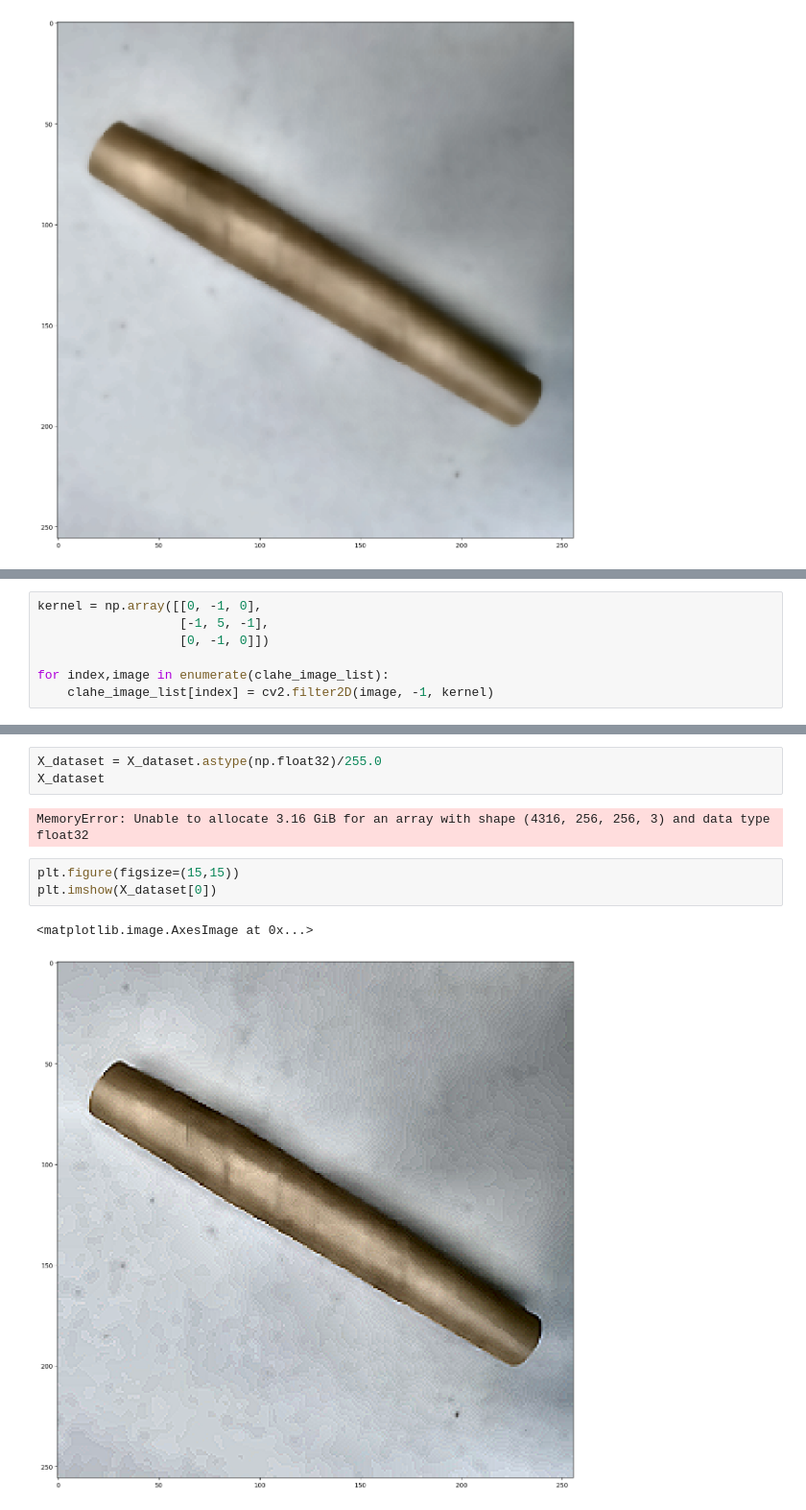
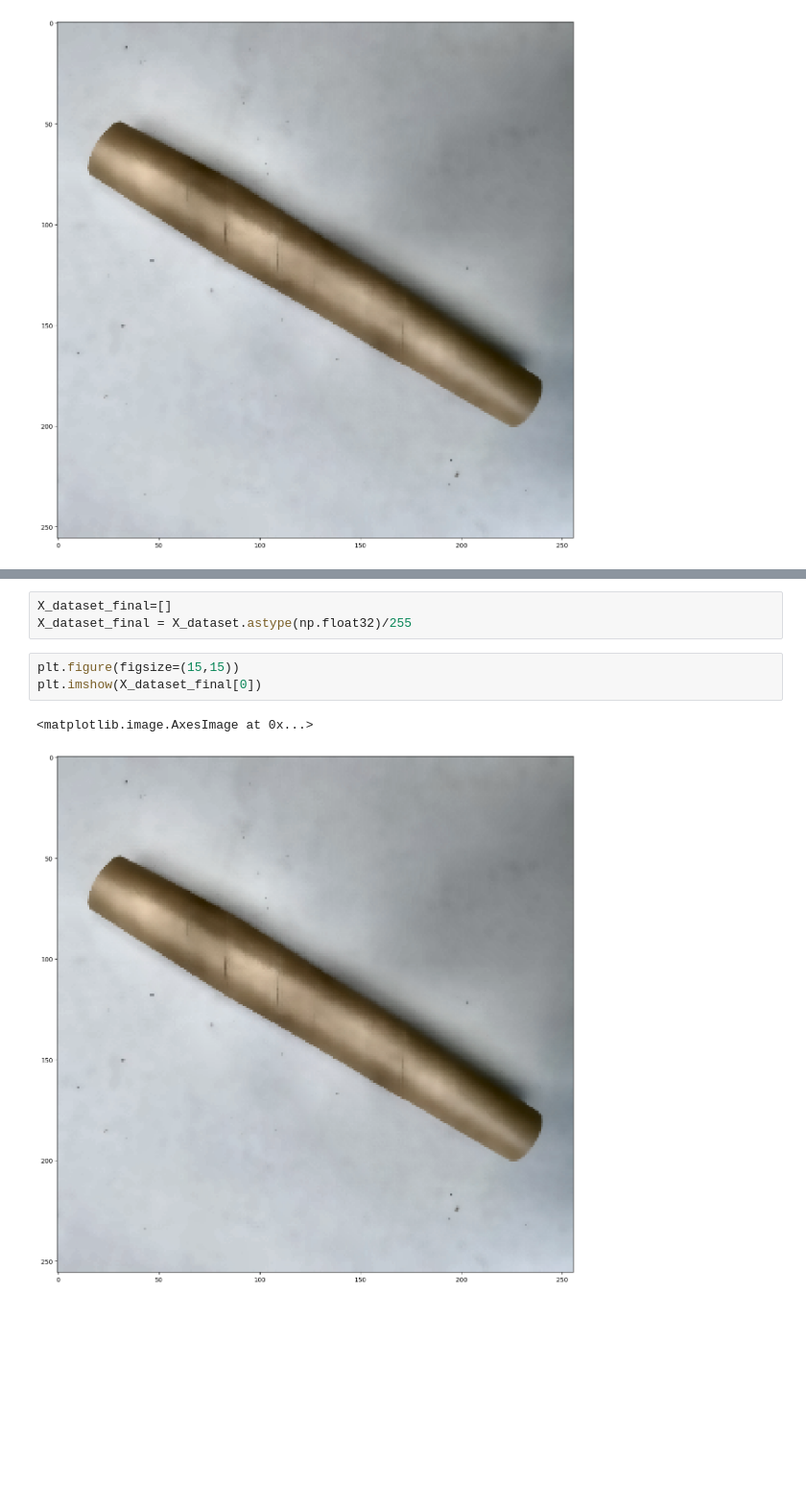
Before and after one commit to Inshalmunaf/Waste-Classification, a Jupyter notebook: waste.ipynb, the cells around one changed output, grey strips where cells are left out. Shown at 96% size. Cells and saved outputs as stored; diff of their text form; blank space fills up the shorter version.

```diff
--- a/waste.ipynb
+++ b/waste.ipynb
@@ -156,7 +157,0 @@ Sharpening the edges
-# %%
-kernel = np.array([[0, -1, 0],
-                   [-1, 5, -1],
-                   [0, -1, 0]])
-
-for index,image in enumerate(clahe_image_list):
-    clahe_image_list[index] = cv2.filter2D(image, -1, kernel)
@@ -207,11 +200,9 @@ array([[[170, 171, 180],
 # %%
-X_dataset = X_dataset.astype(np.float32)/255.0
-X_dataset
+X_dataset_final=[]
+X_dataset_final = X_dataset.astype(np.float32)/255
-# %% [output]
-MemoryError: Unable to allocate 3.16 GiB for an array with shape (4316, 256, 256, 3) and data type float32
 # %%
 plt.figure(figsize=(15,15))
-plt.imshow(X_dataset[0])
+plt.imshow(X_dataset_final[0])
 # %% [output]
 <matplotlib.image.AxesImage at 0x...>
-[figure, old version]
+[figure, new version]
```
Also changed, not shown: parts of 17 cells of this notebook.
